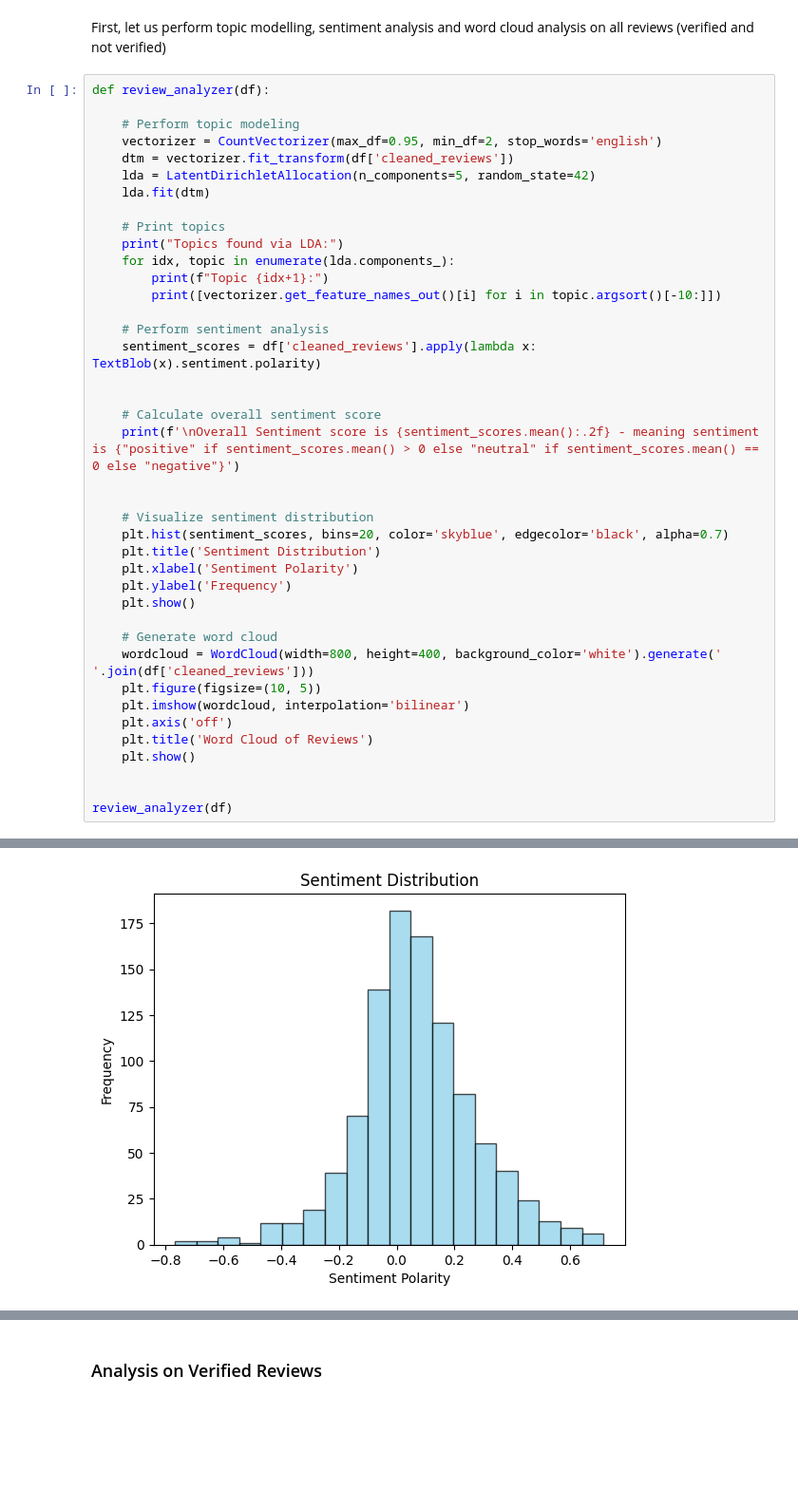
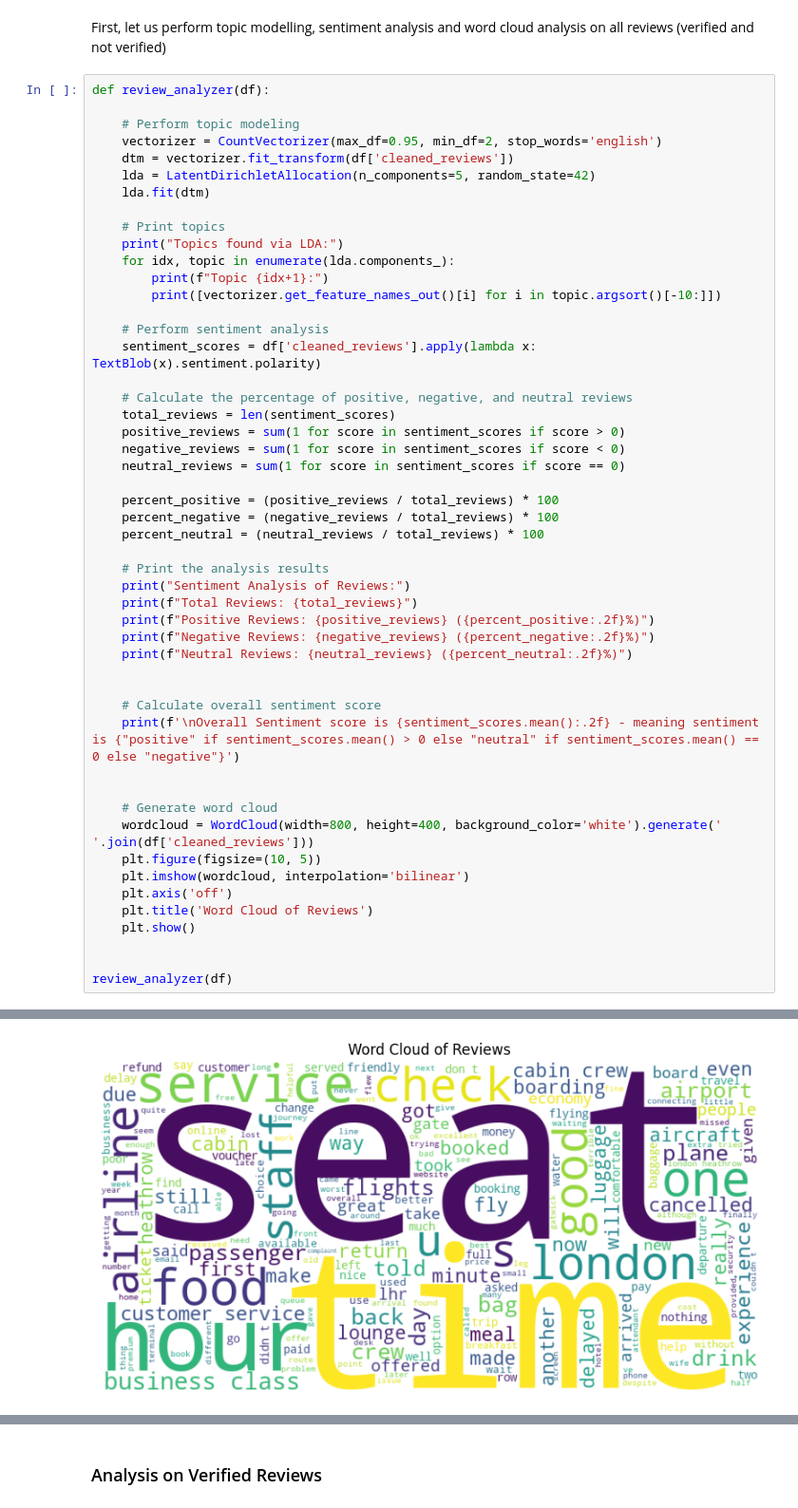
Before and after one commit to tahabinzafar/Analyzing-Online-Reviews-for-British-Airways, a Jupyter notebook: analysis.ipynb, the cells around one changed output, grey strips where cells are left out. Shown at 95% size. Drawn from its saved outputs; the diff is of its cells as text; blank space fills up the shorter version.

```diff
--- a/analysis.ipynb
+++ b/analysis.ipynb
@@ -114,17 +114,27 @@ def review_analyzer(df):
     # Perform sentiment analysis
     sentiment_scores = df['cleaned_reviews'].apply(lambda x: TextBlob(x).sentiment.polarity)
 
+    # Calculate the percentage of positive, negative, and neutral reviews
+    total_reviews = len(sentiment_scores)
+    positive_reviews = sum(1 for score in sentiment_scores if score > 0)
+    negative_reviews = sum(1 for score in sentiment_scores if score < 0)
+    neutral_reviews = sum(1 for score in sentiment_scores if score == 0)
+
+    percent_positive = (positive_reviews / total_reviews) * 100
+    percent_negative = (negative_reviews / total_reviews) * 100
+    percent_neutral = (neutral_reviews / total_reviews) * 100
+
+    # Print the analysis results
+    print("Sentiment Analysis of Reviews:")
+    print(f"Total Reviews: {total_reviews}")
+    print(f"Positive Reviews: {positive_reviews} ({percent_positive:.2f}%)")
+    print(f"Negative Reviews: {negative_reviews} ({percent_negative:.2f}%)")
+    print(f"Neutral Reviews: {neutral_reviews} ({percent_neutral:.2f}%)")
+
 
     # Calculate overall sentiment score
     print(f'\nOverall Sentiment score is {sentiment_scores.mean():.2f} - meaning sentiment is {"positive" if sentiment_scores.mean() > 0 else "neutral" if sentiment_scores.mean() == 0 else "negative"}')
 
-
-    # Visualize sentiment distribution
-    plt.hist(sentiment_scores, bins=20, color='skyblue', edgecolor='black', alpha=0.7)
-    plt.title('Sentiment Distribution')
-    plt.xlabel('Sentiment Polarity')
-    plt.ylabel('Frequency')
-    plt.show()
 
     # Generate word cloud
     wordcloud = WordCloud(width=800, height=400, background_color='white').generate(' '.join(df['cleaned_reviews']))
@@ -151,3 +166,3 @@ Topic 5:
 
 Overall Sentiment score is 0.07 - meaning sentiment is positive
-[figure, old version]
+[figure, new version]
```
Also changed, not shown: parts of 4 cells of this notebook, 1 other file.
